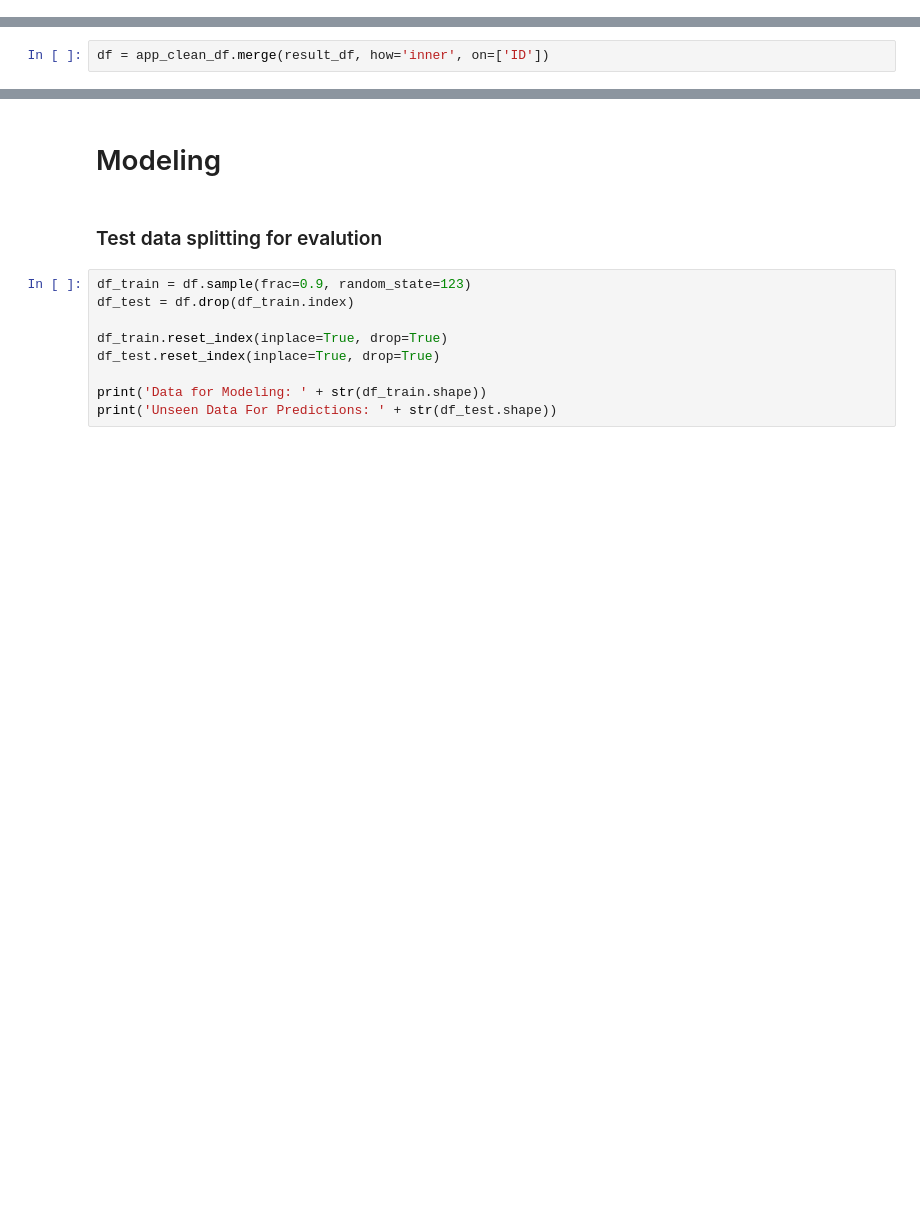
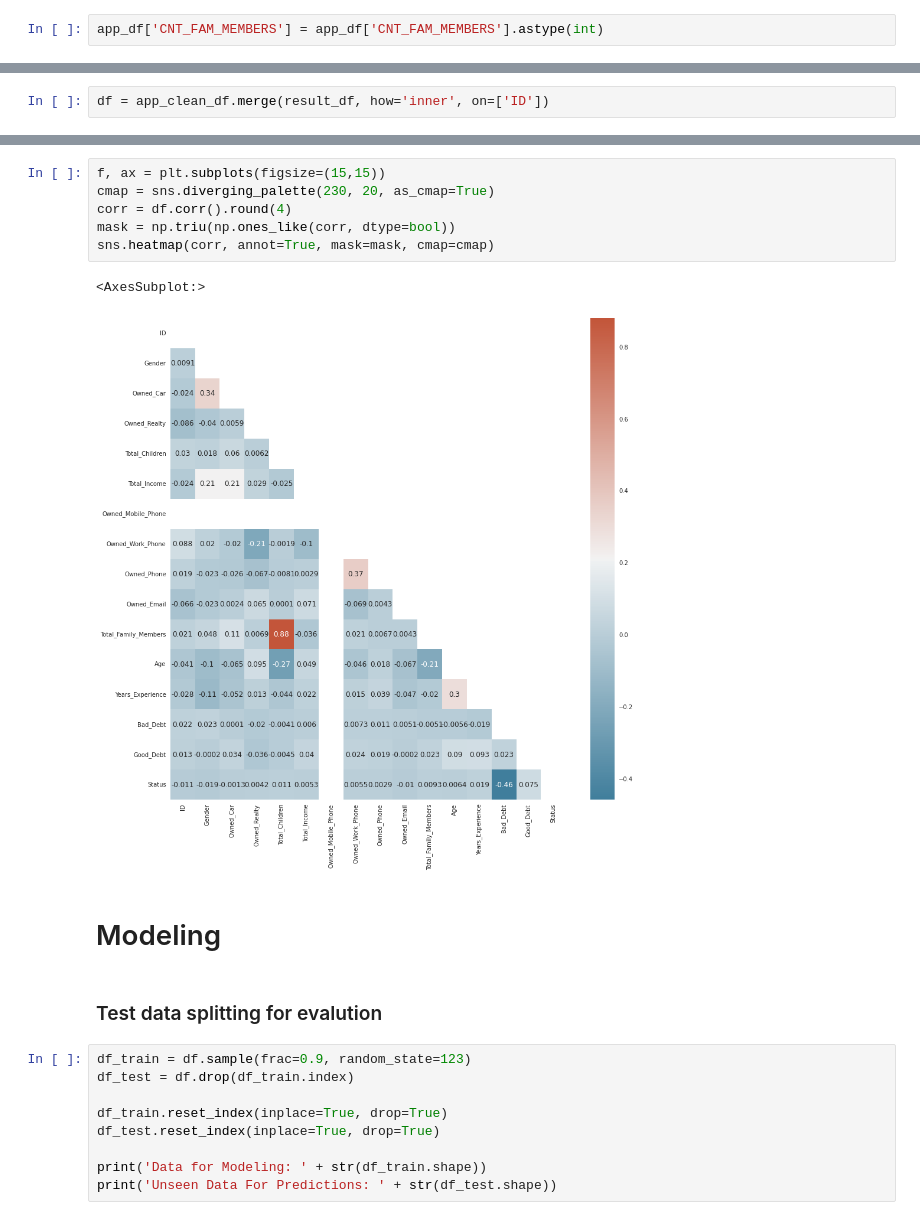
Before and after one commit to oforomar/credit_card_approval_prediction, a Jupyter notebook: credit-card-approval-prediction.ipynb, the cells around one changed output, grey strips where cells are left out. Drawn from its saved outputs; the diff is of its cells as text; blank space fills up the shorter version.

```diff
--- a/credit-card-approval-prediction.ipynb
+++ b/credit-card-approval-prediction.ipynb
@@ -122,3 +237,5 @@ app_df['NAME_FAMILY_STATUS'].unique()
+# %%
+app_df['CNT_FAM_MEMBERS'] = app_df['CNT_FAM_MEMBERS'].astype(int)
 # %% [markdown]
 ### Converting the number of days format in DAYS_BIRTH and DAYS_EMPLOYED to number of years
 # %%
@@ -220,3 +465,12 @@ df['Status'].hist()
+# %%
+f, ax = plt.subplots(figsize=(15,15))
+cmap = sns.diverging_palette(230, 20, as_cmap=True)
+corr = df.corr().round(4)
+mask = np.triu(np.ones_like(corr, dtype=bool))
+sns.heatmap(corr, annot=True, mask=mask, cmap=cmap)
+# %% [output]
+<AxesSubplot:>
+[figure, added]
 # %% [markdown]
 # Modeling
 # %% [markdown]
```
Also changed, not shown: parts of 45 cells of this notebook.
